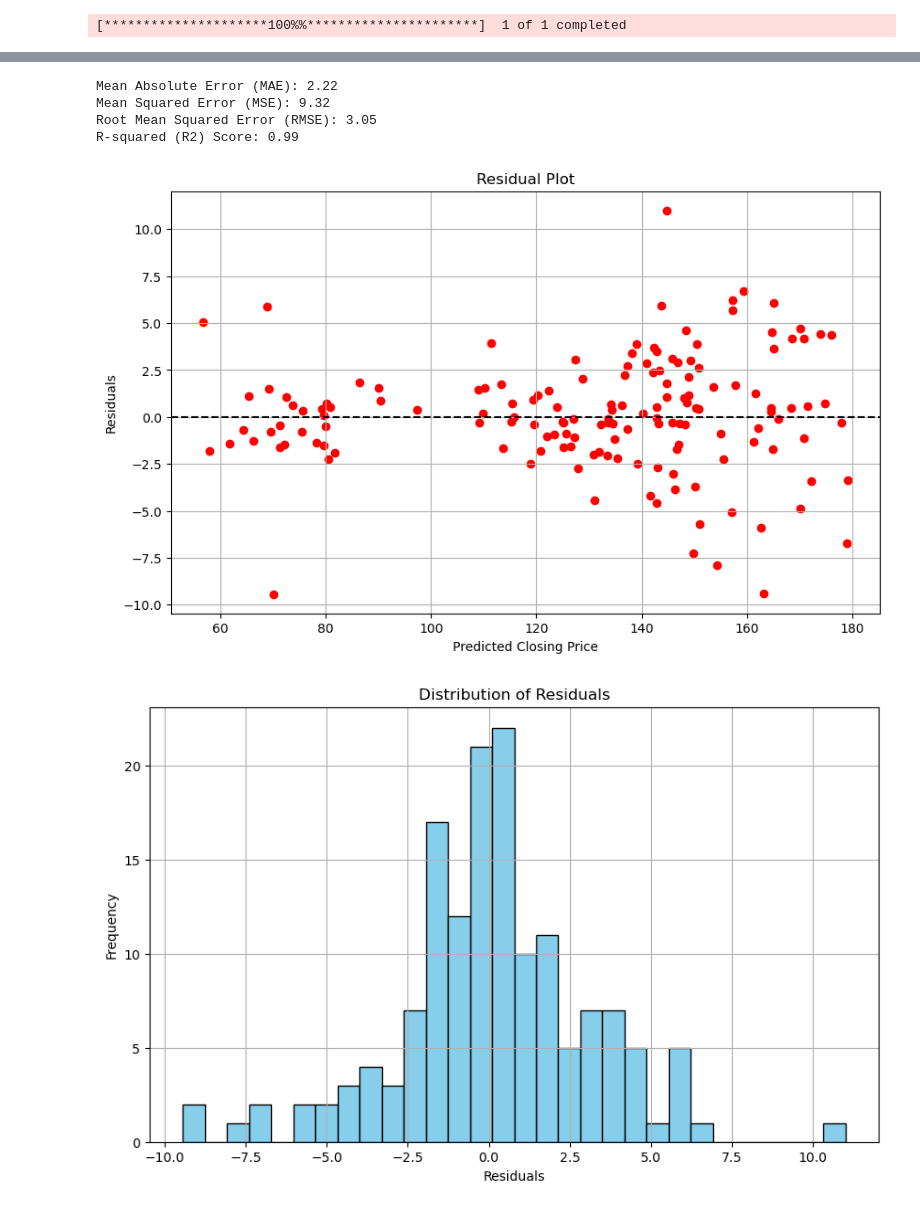
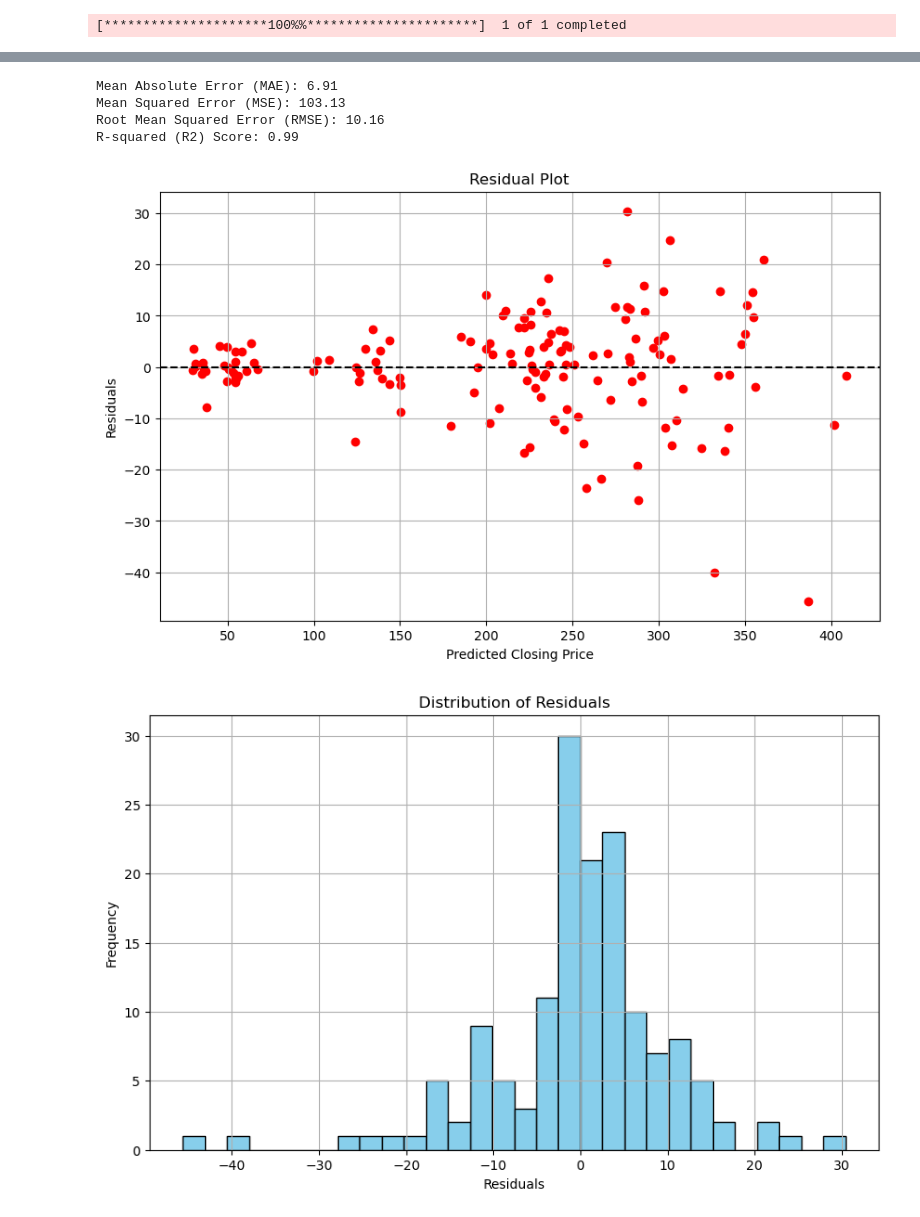
Before and after one commit to afrenkai/IASummer20241stProject, a Jupyter notebook: IAIntro24ProjStarter.ipynb, the cells around one changed output, grey strips where cells are left out. Drawn from its saved outputs; the diff is of its cells as text; code cells hidden in the pictures.

```diff
--- a/IAIntro24ProjStarter.ipynb
+++ b/IAIntro24ProjStarter.ipynb
@@ -9,7 +9,7 @@ from sklearn.metrics import mean_absolute_error, mean_squared_error, r2_score
 
 
 
-stock_symbol = 'AAPL'  # Example: Apple stock
+stock_symbol = 'TSLA'  # Example: Apple stock
 stock_data = yf.download(stock_symbol, start='2020-01-01', end='2023-01-01')
 
 # Plotting the historical stock prices
@@ -92,6 +92,6 @@ plt.show()
-Mean Absolute Error (MAE): 2.22
-Mean Squared Error (MSE): 9.32
-Root Mean Squared Error (RMSE): 3.05
+Mean Absolute Error (MAE): 6.91
+Mean Squared Error (MSE): 103.13
+Root Mean Squared Error (RMSE): 10.16
 R-squared (R2) Score: 0.99
-[figure, old version]
+[figure, new version]
-[figure, old version]
+[figure, new version]
```
Also changed, not shown: parts of 1 cell of this notebook.
